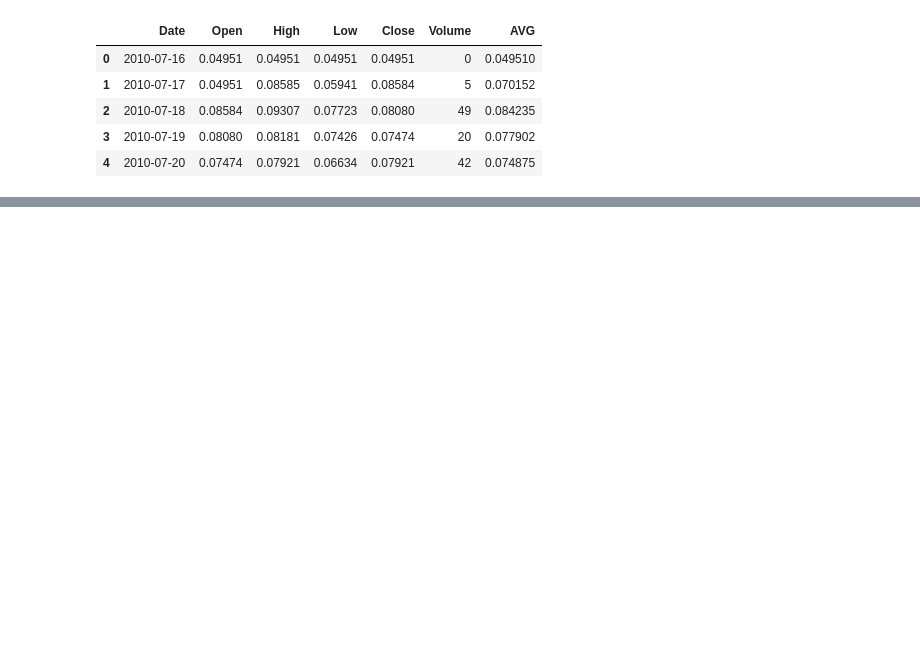
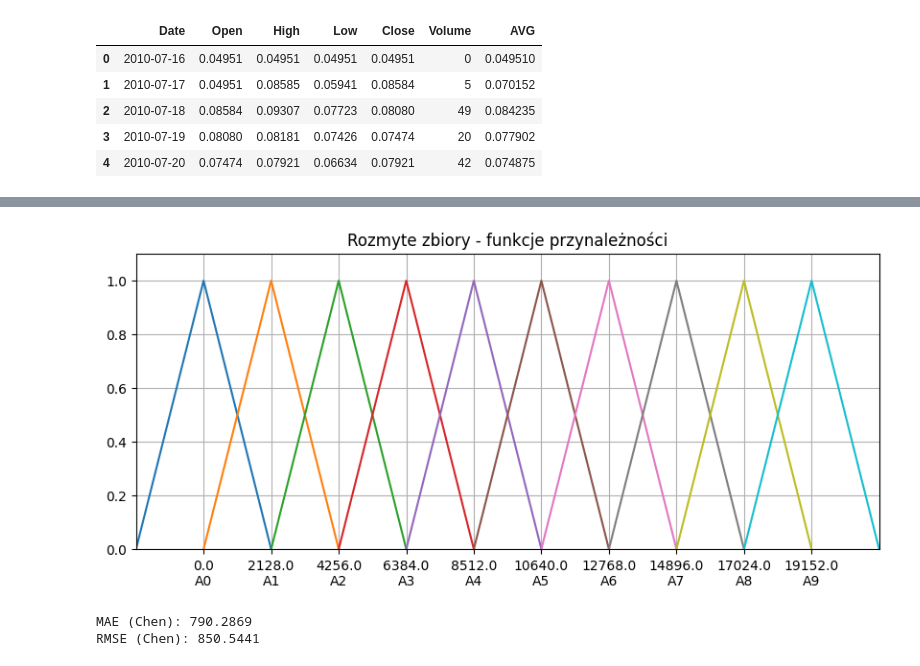
Before and after one commit to julpaw/Advanced-Artificial-Intelligence-Methods, a Jupyter notebook: Projekt_2/Fuzzy_Time_Series.ipynb, the cells around one changed output, grey strips where cells are left out. Drawn from its saved outputs; the diff is of its cells as text; code cells hidden in the pictures; blank space fills up the shorter version.

Commit message:
model Chen

```diff
--- a/Projekt_2/Fuzzy_Time_Series.ipynb
+++ b/Projekt_2/Fuzzy_Time_Series.ipynb
@@ -18,0 +61,5 @@ df.head()
+# %%
+from pyFTS.partitioners import Grid
+
+# 10 rozmytych zbiorów
+partitioner = Grid.GridPartitioner(data=series, npart=10)
@@ -18,0 +81,10 @@ df.head()
+# %%
+import matplotlib.pyplot as plt
+
+fig, ax = plt.subplots(figsize=(10, 4))
+partitioner.plot(ax)
+plt.title("Rozmyte zbiory - funkcje przynależności")
+plt.grid(True)
+plt.show()
+# %% [output]
+[figure, added]
@@ -18,0 +102,11 @@ df.head()
+# %%
+from sklearn.metrics import mean_absolute_error, mean_squared_error
+
+mae = mean_absolute_error(series[1:], predicted_chen[1:])
+rmse = mean_squared_error(series[1:], predicted_chen[1:])**0.5
+
+print(f"MAE (Chen): {mae:.4f}")
+print(f"RMSE (Chen): {rmse:.4f}")
+# %% [output]
+MAE (Chen): 790.2869
+RMSE (Chen): 850.5441
```
Also changed, not shown: parts of 12 cells of this notebook.
